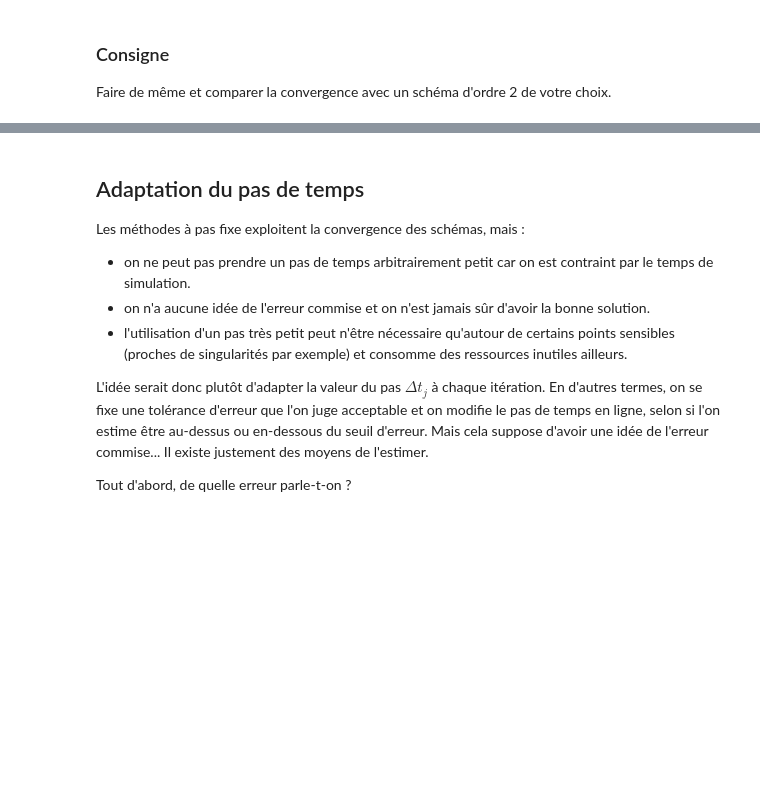
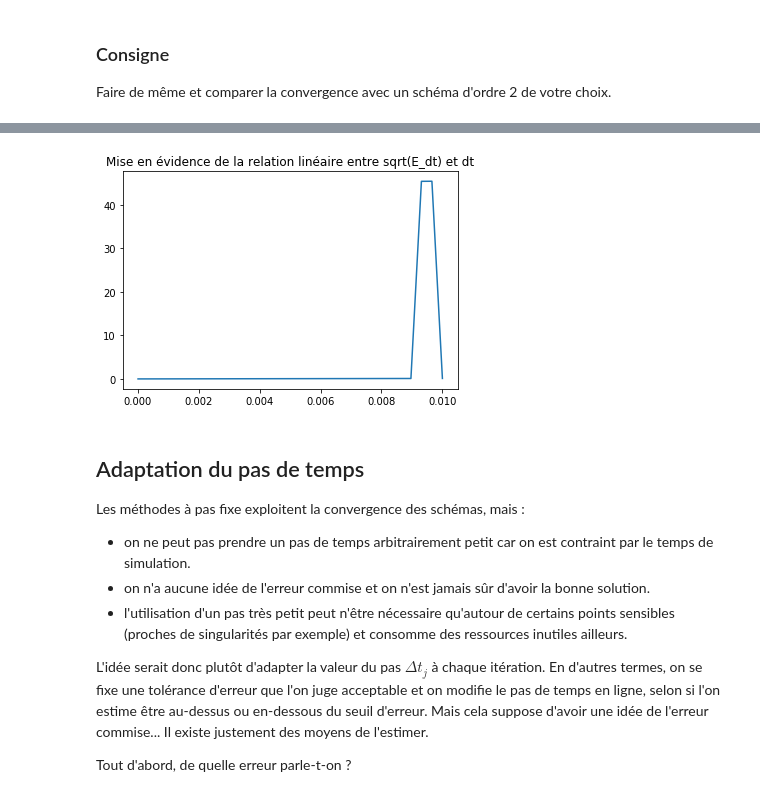
Before and after one commit to LauraGarda/Projet_ED2, a Jupyter notebook: Projet_ED2.ipynb, the cells around one changed output, grey strips where cells are left out. Saved outputs shown, nothing was run; the diff lists cells and outputs as text; code cells hidden in the pictures; blank space fills up the shorter version.

```diff
--- a/Projet_ED2.ipynb
+++ b/Projet_ED2.ipynb
@@ -140,3 +142,12 @@ plt.show()
+# %%
+E = create_E(solve_heun)
+DT = np.linspace(10**-5, 10**-2, 30)
+Ev = np.vectorize(E)
+plt.plot(DT, np.sqrt(Ev(DT)))
+plt.title("Mise en évidence de la relation linéaire entre sqrt(E_dt) et dt")
+plt.show()
+# %% [output]
+[figure, added]
 # %% [markdown]
 ## Adaptation du pas de temps
 
```
Also changed, not shown: parts of 6 cells of this notebook.
